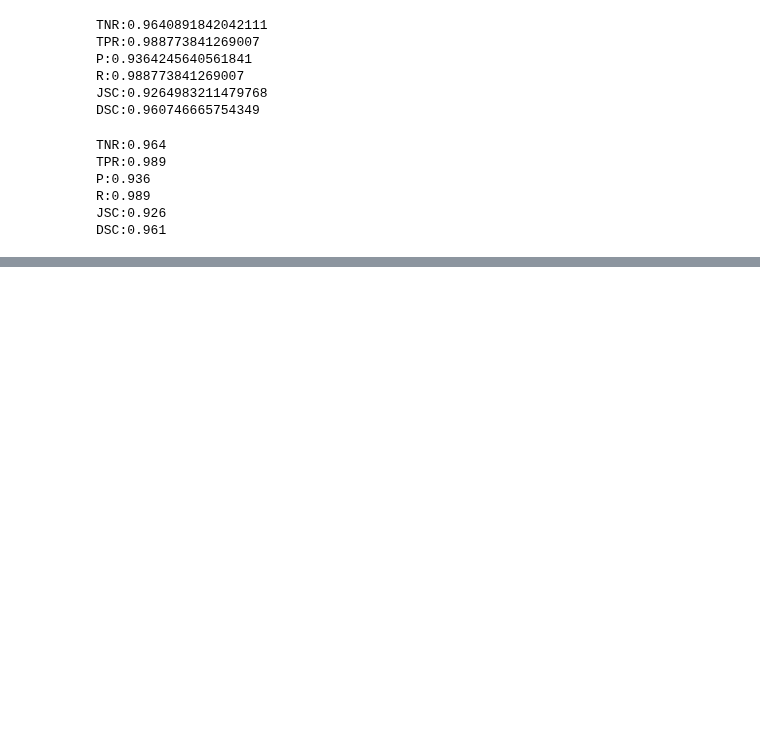
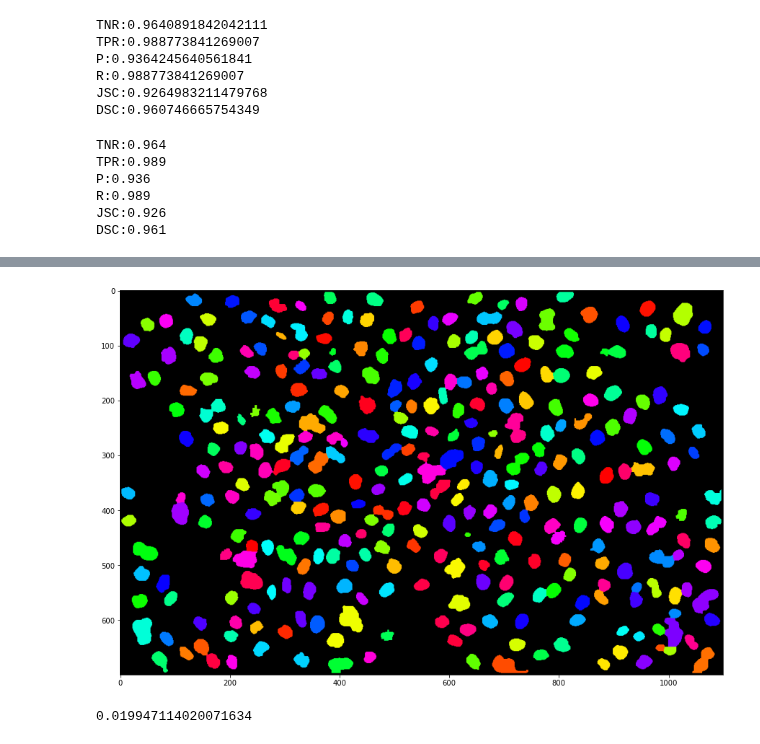
Before and after one commit to moates695/cs9517_Group_Project, a Jupyter notebook: marcus/tracking.ipynb, the cells around one changed output, grey strips where cells are left out. Cells and saved outputs as stored; diff of their text form; code cells hidden in the pictures; blank space fills up the shorter version.

```diff
--- a/marcus/tracking.ipynb
+++ b/marcus/tracking.ipynb
@@ -966,0 +1163,5 @@ DSC:0.961
+# %%
+img00 = segment(imgs[1][-1])
+_ = colour_label_image(img00[0])
+# %% [output]
+[figure, added]
@@ -966,0 +1170,4 @@ DSC:0.961
+# %%
+norm(0, 20).pdf(0)
+# %% [output]
+0.019947114020071634
```
Also changed, not shown: parts of 15 cells of this notebook.
